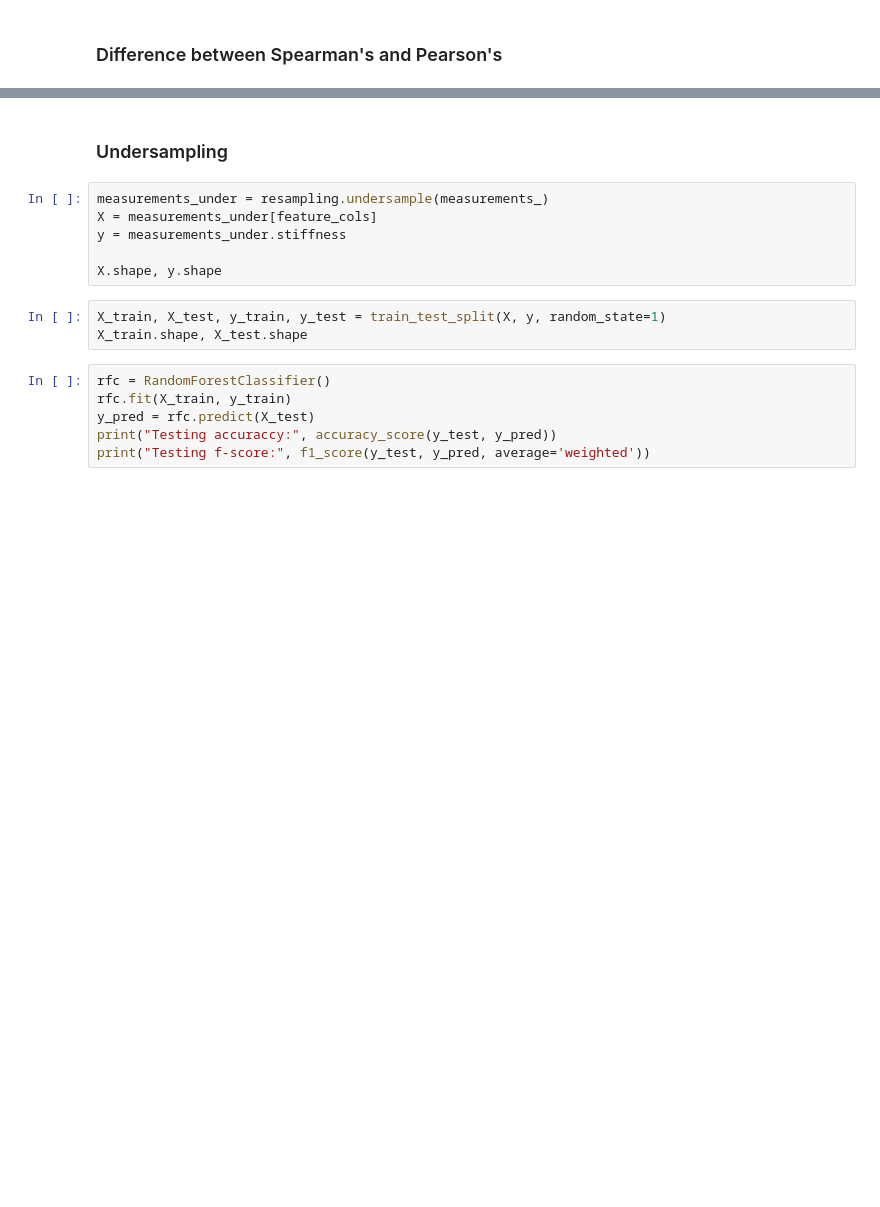
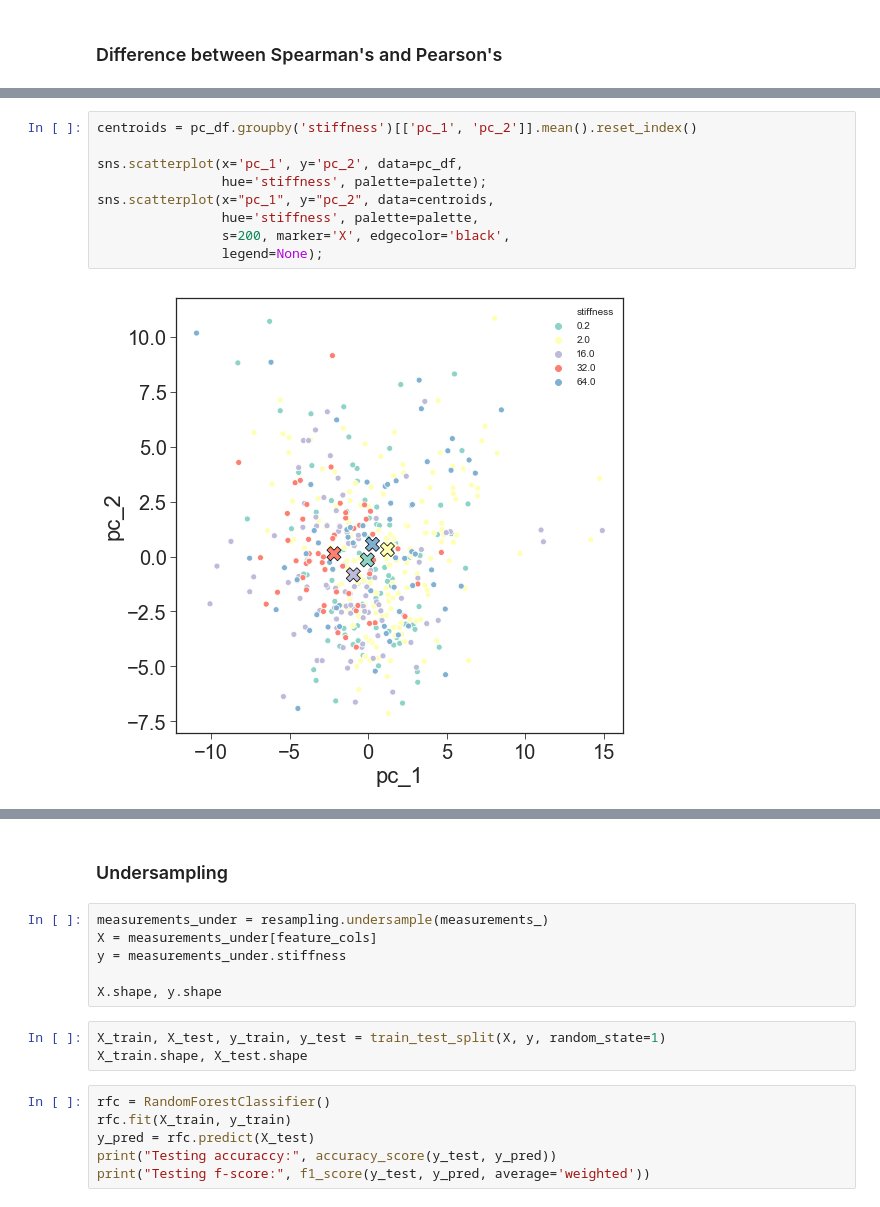
Before and after one commit to vlada-rozova/cell-morphology, a Jupyter notebook: Morphology-EDA.ipynb, the cells around one changed output, grey strips where cells are left out. Saved outputs shown, nothing was run; the diff lists cells and outputs as text; blank space fills up the shorter version.

```diff
--- a/Morphology-EDA.ipynb
+++ b/Morphology-EDA.ipynb
@@ -403,0 +422,11 @@ secondclosestdistance_nucl 0.020016378101652688
+# %%
+centroids = pc_df.groupby('stiffness')[['pc_1', 'pc_2']].mean().reset_index()
+
+sns.scatterplot(x='pc_1', y='pc_2', data=pc_df,
+                hue='stiffness', palette=palette);
+sns.scatterplot(x="pc_1", y="pc_2", data=centroids,
+                hue='stiffness', palette=palette,
+                s=200, marker='X', edgecolor='black',
+                legend=None);
+# %% [output]
+[figure, added]
```
Also changed, not shown: parts of 200 cells of this notebook, 34 other files.
